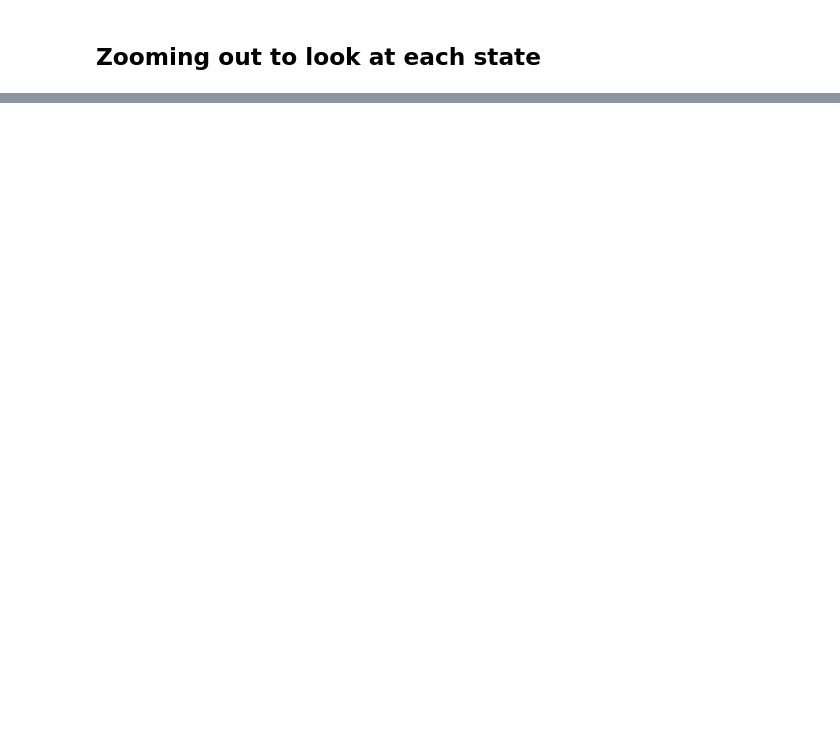
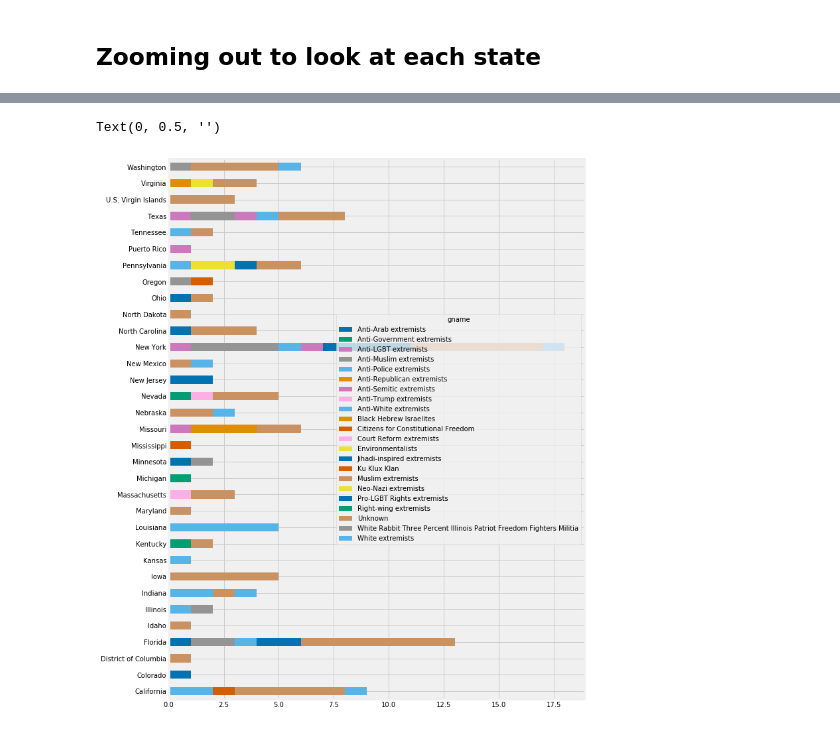
Before and after one commit to sawyerclick/portfolio, a Jupyter notebook: project/terrorism/terrorism.ipynb, the cells around one changed output, grey strips where cells are left out. Cells and saved outputs as stored; diff of their text form; code cells hidden in the pictures; blank space fills up the shorter version.

```diff
--- a/project/terrorism/terrorism.ipynb
+++ b/project/terrorism/terrorism.ipynb
@@ -186,7 +234,7 @@ def prop_article(row):
     return f"\
     <div id='article_container'>\
     <h2>{row.gname}</h1>\
-    <div id='headline'><h4 style='border-bottom: 5px solid {row.properties_color}'>{row.attacktype1_txt}</h2></div>\
+    <div id='headline'><h4 style='border-bottom: 3px solid {row.properties_color}'>{row.attacktype1_txt}</h2></div>\
     <p >{row.summary}</p>\
     <p><b>People killed:</b> {row.nkill} people</p>\
     <p><b>People Wounded:</b> {row.nwound}.</p>\
@@ -238,3 +307,8 @@ df.motive
 # %%
-df.groupby(by='provstate').gname.value_counts().unstack('targsubtype1_txt').plot(kind='barh', stacked=True, figsize=(10,15), legend=True, colormap=ListedColormap(sns.color_palette("deep", 50)))
+ax = df.groupby(by='provstate').gname.value_counts().unstack('gname').\
+    plot(kind='barh', stacked=True, figsize=(10,15), legend=True, colormap=ListedColormap(sns.color_palette("colorblind", 50)))
+ax.set_ylabel('')
+# %% [output]
+Text(0, 0.5, '')
+[figure, added]
 # %%
```
Also changed, not shown: parts of 20 cells of this notebook, 14 other files.
